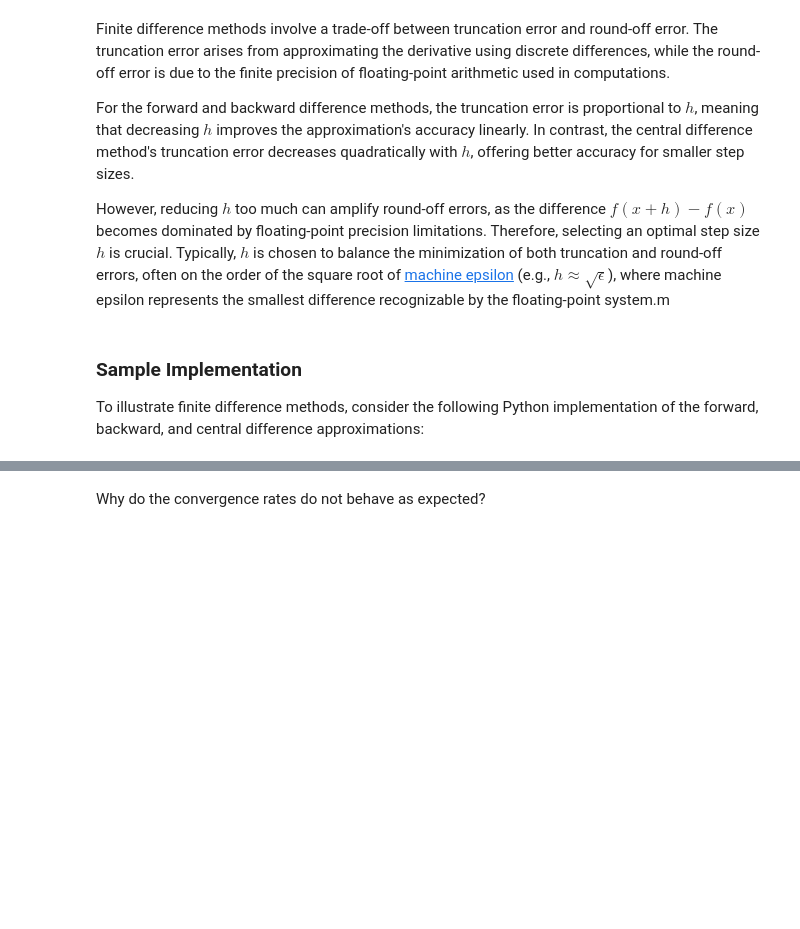
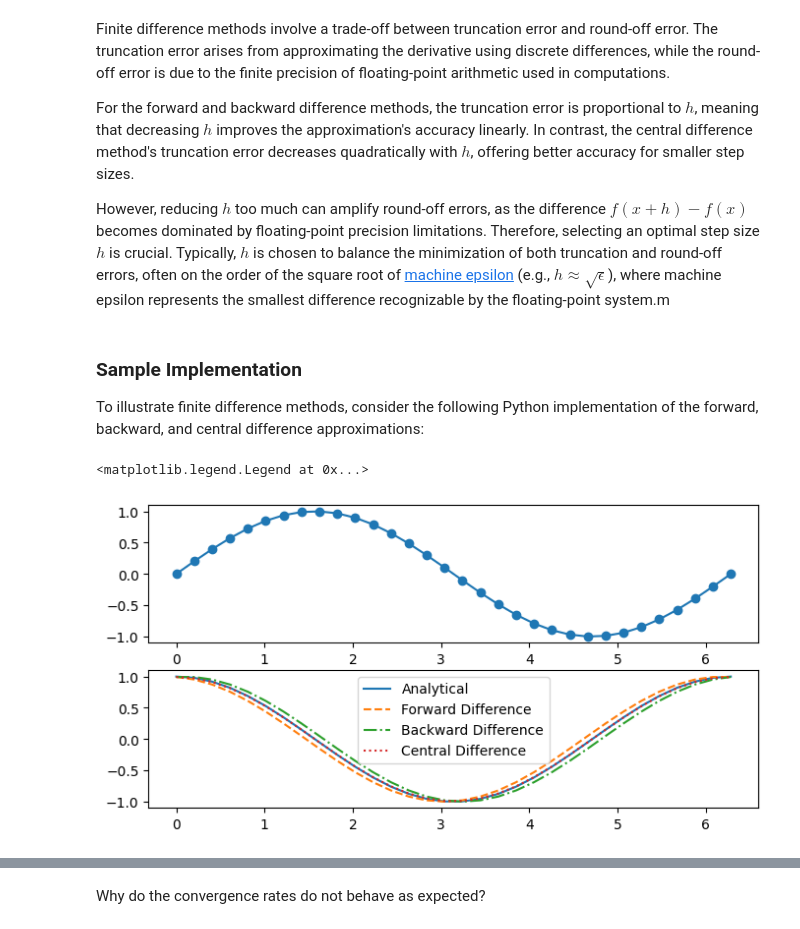
Before and after one commit to Austin1521/PHYS305, a Jupyter notebook: docs/07/notes.ipynb, the cells around one changed output, grey strips where cells are left out. Drawn from its saved outputs; the diff is of its cells as text; code cells hidden in the pictures; blank space fills up the shorter version.

```diff
--- a/docs/07/notes.ipynb
+++ b/docs/07/notes.ipynb
@@ -166,18 +184,25 @@ def fp_central(f, x, h):
 # %%
 import numpy as np
 from matplotlib import pyplot as plt
 
 X    = np.linspace(0, 2 * np.pi, 32)
 f    = lambda x: np.sin(x)
 fp   = lambda x: np.cos(x)
 fp_f = lambda x: fp_forward(np.sin, x, X[1])
+fp_b = lambda x: fp_backward(np.sin, x, X[1])
+fp_c = lambda x: fp_central(np.sin, x, X[1])
 
 fig, axes = plt.subplots(2,1, figsize=(8, 4))
 
 axes[0].plot(X, f(X),    'o-')
 axes[1].plot(X, fp(X),   '-',  label='Analytical')
 axes[1].plot(X, fp_f(X), '--', label='Forward Difference')
+axes[1].plot(X, fp_b(X), '-.', label='Backward Difference')
+axes[1].plot(X, fp_c(X), ':', label='Central Difference')
 axes[1].legend()
+# %% [output]
+<matplotlib.legend.Legend at 0x...>
+[figure, added]
 # %%
 def errs(x0):
     fp0 = np.cos(x0) # true derivative
```
Also changed, not shown: parts of 10 cells of this notebook, 1 other file.
